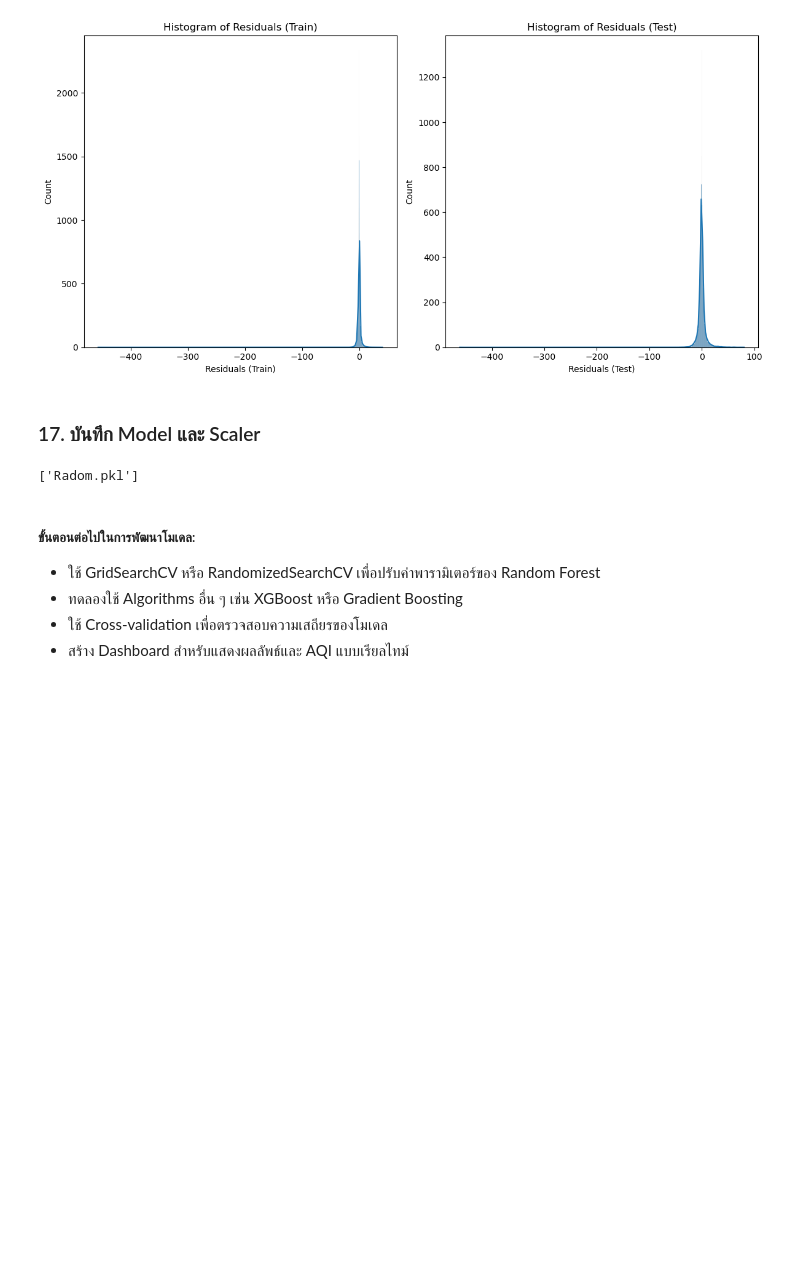
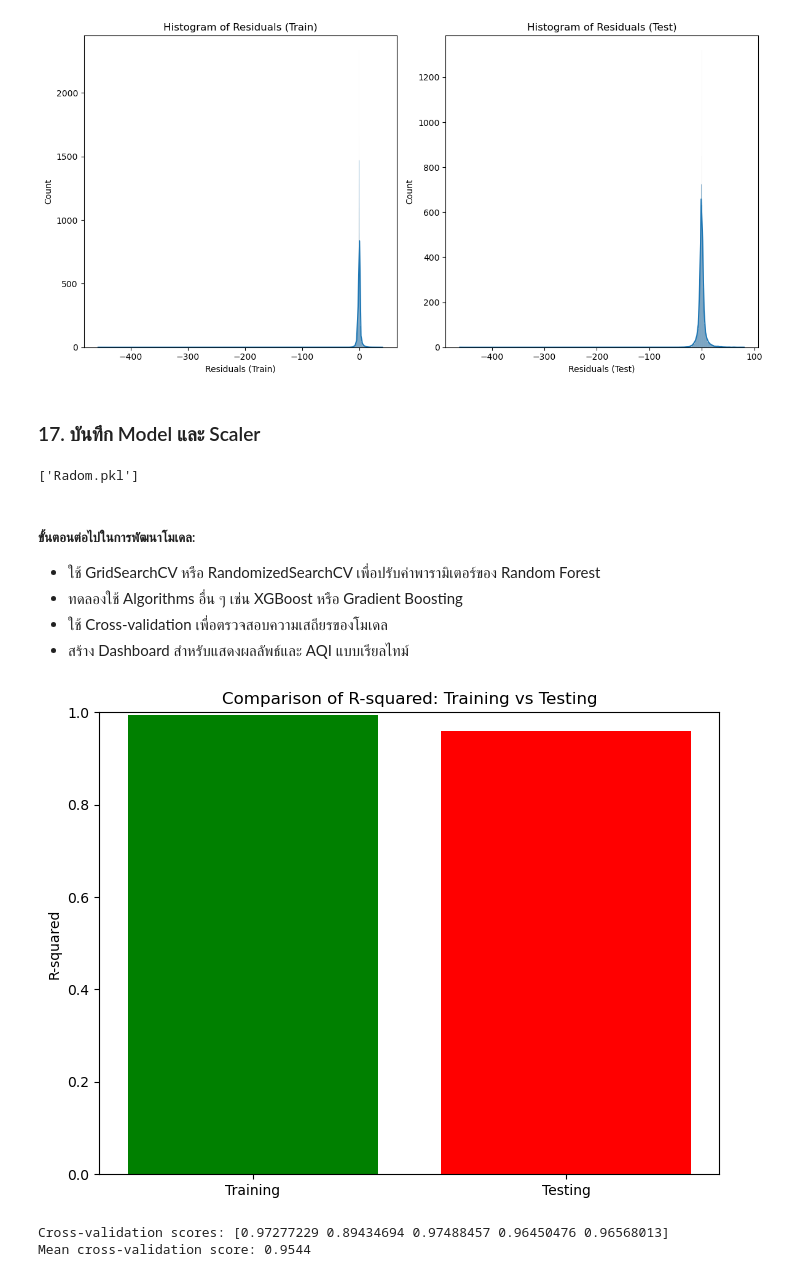
Before and after one commit to KazumaKan/Project_CPE495, a Jupyter notebook: Model/Random_Forest.ipynb, the cells around one changed output. Drawn from its saved outputs; the diff is of its cells as text; code cells hidden in the pictures; blank space fills up the shorter version.

```diff
--- a/Model/Random_Forest.ipynb
+++ b/Model/Random_Forest.ipynb
@@ -222,3 +222,31 @@ joblib.dump(scaler, "Radom.pkl")
 - ทดลองใช้ Algorithms อื่น ๆ เช่น XGBoost หรือ Gradient Boosting
 - ใช้ Cross-validation เพื่อตรวจสอบความเสถียรของโมเดล
 - สร้าง Dashboard สำหรับแสดงผลลัพธ์และ AQI แบบเรียลไทม์
+# %%
+train_r2 = r2_train
+test_r2 = r2_test
+
+# สร้างกราฟเปรียบเทียบ R-squared
+plt.figure(figsize=(8, 6))
+plt.bar(['Training', 'Testing'], [train_r2, test_r2], color=['green', 'red'])
+plt.ylim(0, 1)
+plt.title('Comparison of R-squared: Training vs Testing')
+plt.ylabel('R-squared')
+plt.show()
+# %% [output]
+[figure, added]
+# %%
+from sklearn.model_selection import cross_val_score
+
+# 18. Cross-validation to assess the model's performance
+cv_scores = cross_val_score(rf, X_train_scaled, y_train, cv=5, scoring='r2')
+
+# Print cross-validation scores
+print(f"Cross-validation scores: {cv_scores}")
+
+# Calculate and print the mean of cross-validation scores
+mean_cv_score = np.mean(cv_scores)
+print(f"Mean cross-validation score: {mean_cv_score:.4f}")
+# %% [output]
+Cross-validation scores: [0.97277229 0.89434694 0.97488457 0.96450476 0.96568013]
+Mean cross-validation score: 0.9544
```
Also changed, not shown: 1 other file.
